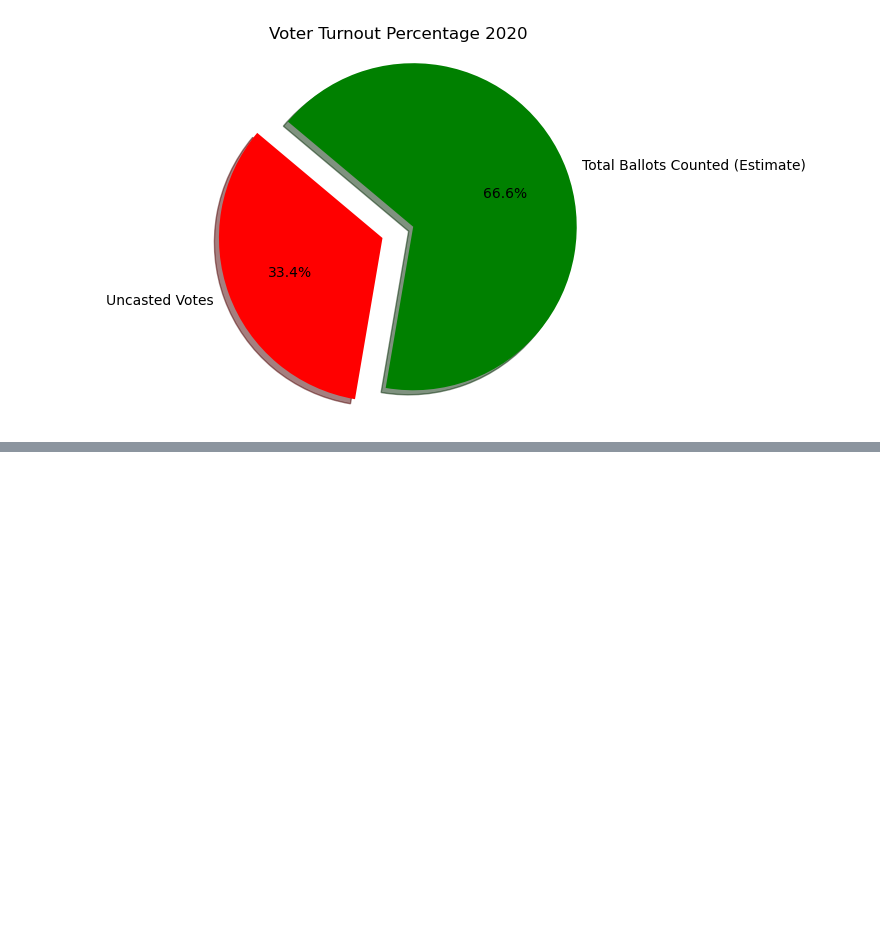
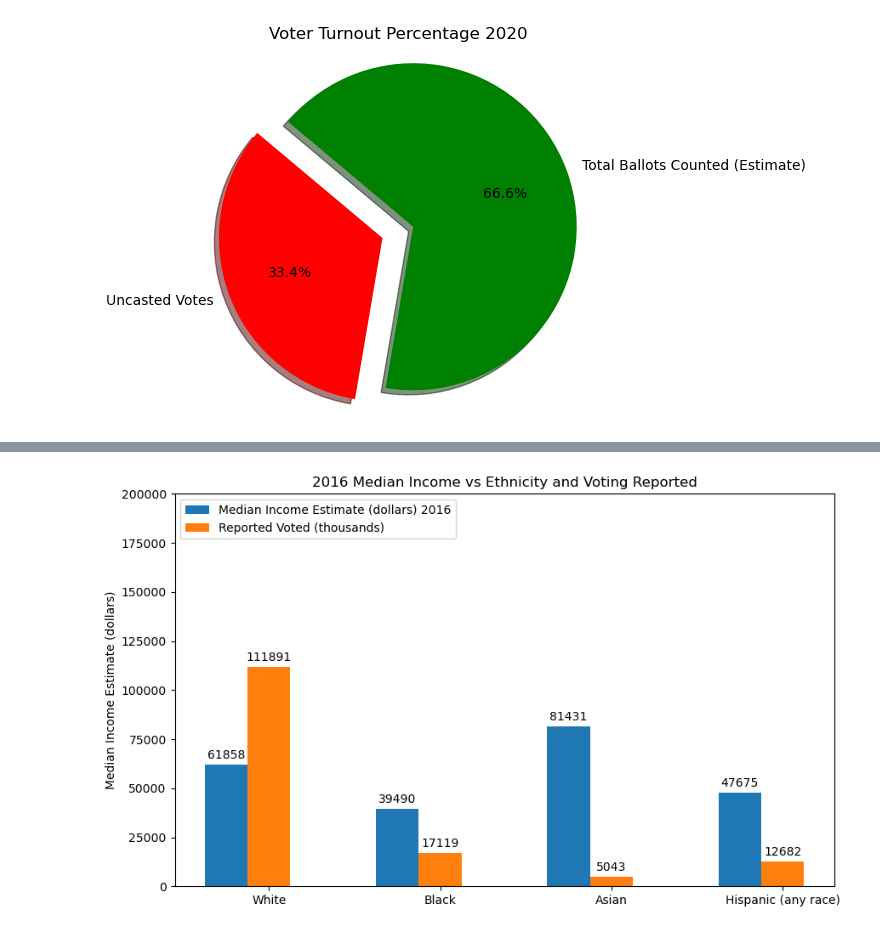
Before and after one commit to Sharkb8t/Project_1, a Jupyter notebook: Project_1.ipynb, the cells around one changed output, grey strips where cells are left out. Drawn from its saved outputs; the diff is of its cells as text; code cells hidden in the pictures; blank space fills up the shorter version.

```diff
--- a/Project_1.ipynb
+++ b/Project_1.ipynb
@@ -409,0 +490,32 @@ plt.show()
+# %%
+# Generate bar plot showing 2016 income differnce vs reported
+ethnicity = ("White", "Black", "Asian", "Hispanic (any race)")
+median_income2 = {
+    'Median Income Estimate (dollars) 2016': (61858, 39490, 81431, 47675),
+    'Reported Voted (thousands)': (111891, 17119, 5043, 12682),
+}
+
+x = np.arange(len(ethnicity))
+width = 0.25
+multiplier = 0
+
+
+fig, ax = plt.subplots(figsize=(10, 6))
+
+for attribute, measurement in median_income2.items():
+    offset = width * multiplier
+    rects = ax.bar(x + offset, measurement, width, label=attribute)
+    ax.bar_label(rects, padding=3)
+    multiplier += 1
+
+# Add some text for labels, title and custom x-axis tick labels, etc.
+ax.set_ylabel('Median Income Estimate (dollars)')
+ax.set_title('2016 Median Income vs Ethnicity and Voting Reported')
+ax.set_xticks(x + width, ethnicity)
+ax.legend(loc='upper left', ncols=4)
+ax.set_ylim(0, 200000)
+plt.legend(loc='upper left')
+
+plt.show()
+# %% [output]
+[figure, added]
```
Also changed, not shown: parts of 16 cells of this notebook.
